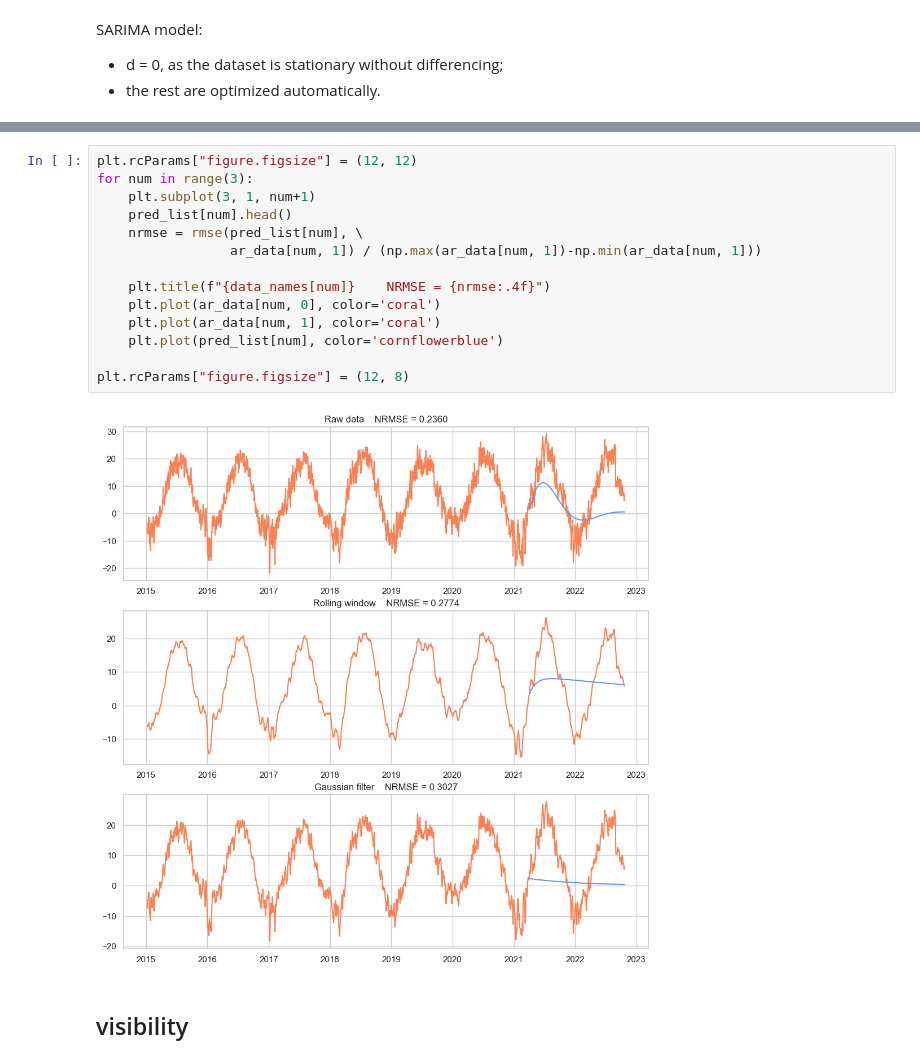
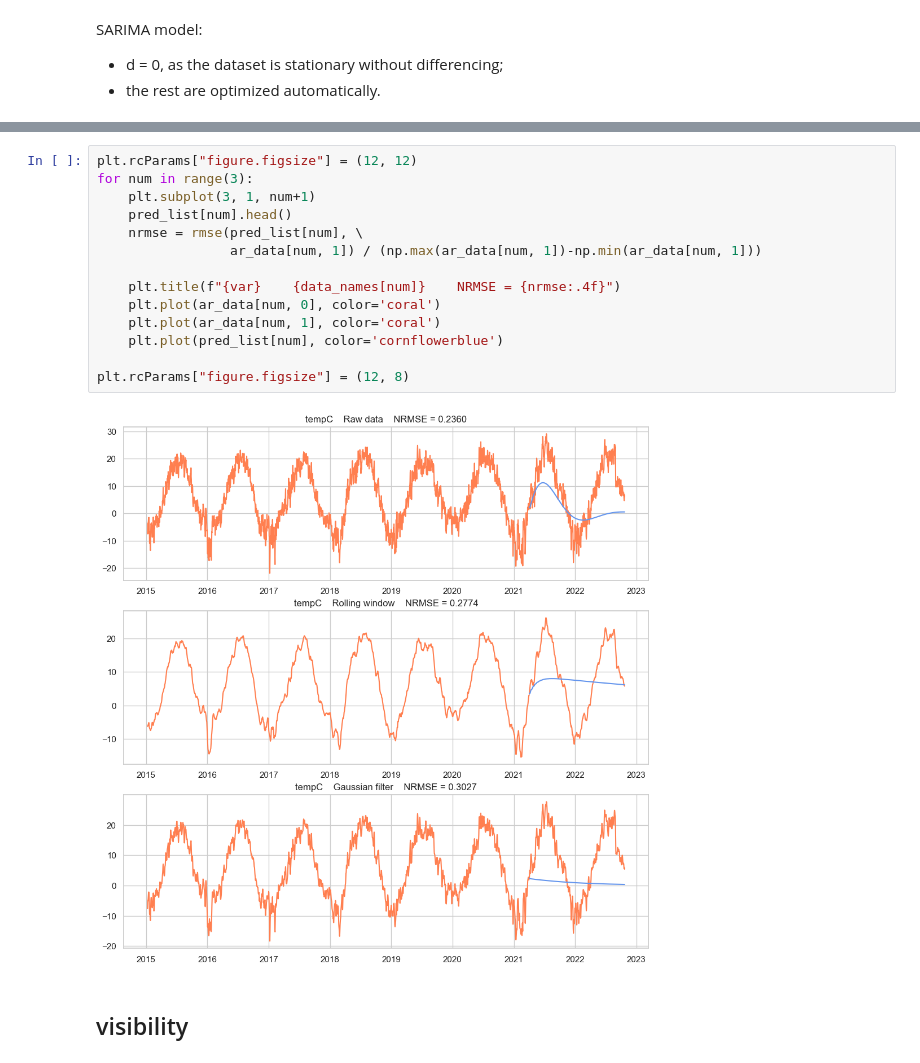
Before and after one commit to Dormant512/itmo-multivar-labs, a Jupyter notebook: Lab 4/Lab4_MMSA.ipynb, the cells around one changed output, grey strips where cells are left out. Saved outputs shown, nothing was run; the diff lists cells and outputs as text.

```diff
--- a/Lab 4/Lab4_MMSA.ipynb
+++ b/Lab 4/Lab4_MMSA.ipynb
@@ -402,19 +401,19 @@ Model 3 out of 3 done in 885.633784532547 seconds.
 # %%
 plt.rcParams["figure.figsize"] = (12, 12)
 for num in range(3):
     plt.subplot(3, 1, num+1)
     pred_list[num].head()
     nrmse = rmse(pred_list[num], \
                  ar_data[num, 1]) / (np.max(ar_data[num, 1])-np.min(ar_data[num, 1]))
 
-    plt.title(f"{data_names[num]}    NRMSE = {nrmse:.4f}")
+    plt.title(f"{var}    {data_names[num]}    NRMSE = {nrmse:.4f}")
     plt.plot(ar_data[num, 0], color='coral')
     plt.plot(ar_data[num, 1], color='coral')
     plt.plot(pred_list[num], color='cornflowerblue')
 
 plt.rcParams["figure.figsize"] = (12, 8)
 # %% [output]
-[figure, old version]
+[figure, new version]
 # %% [markdown]
 ## visibility
 # %%
```
Also changed, not shown: parts of 20 cells of this notebook.
